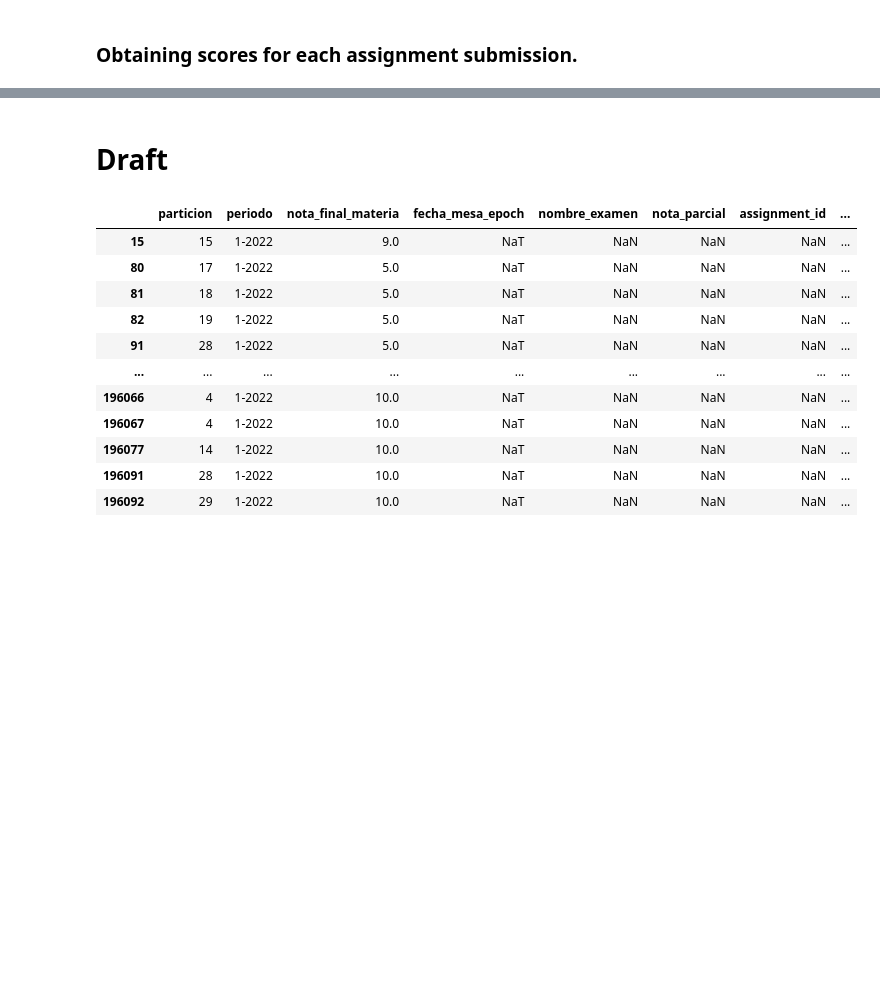
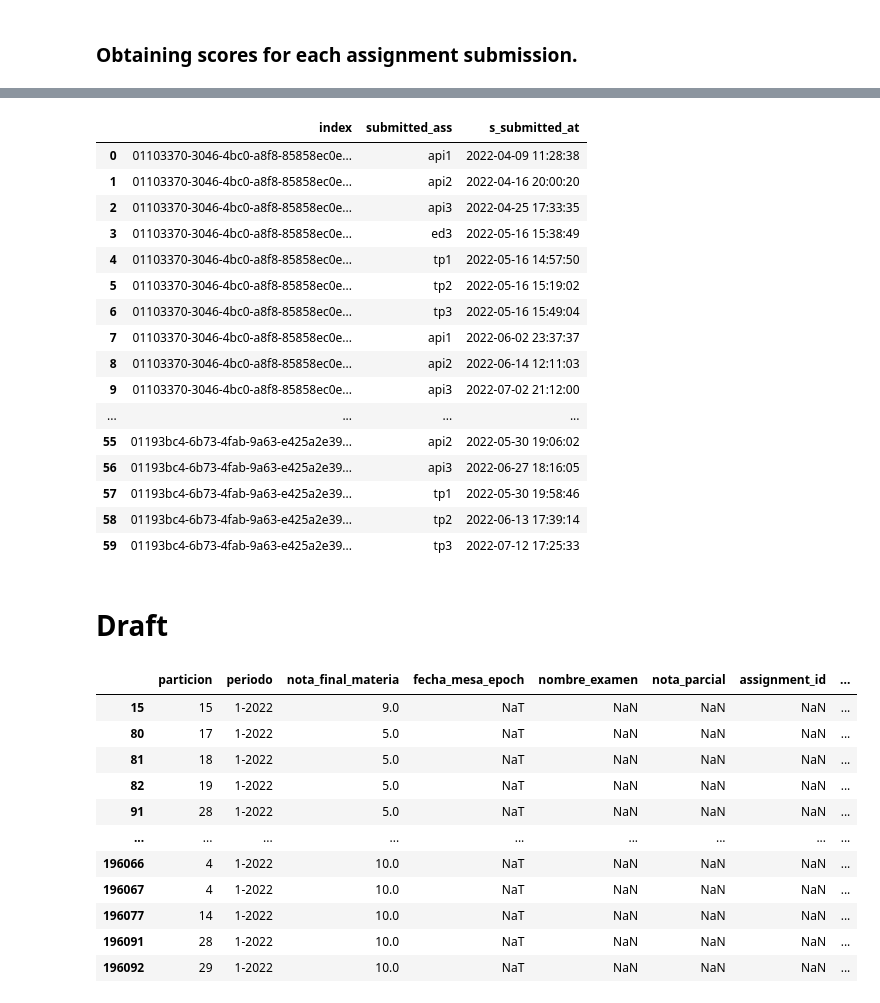
Before and after one commit to bautidea/course_approve_detection, a Jupyter notebook: notebok.ipynb, the cells around one changed output, grey strips where cells are left out. Cells and saved outputs as stored; diff of their text form; code cells hidden in the pictures; blank space fills up the shorter version.

```diff
--- a/notebok.ipynb
+++ b/notebok.ipynb
@@ -687,3 +650,26 @@ submission_types_cols
+# %%
+assignment_submitted = student_df.groupby(['index', 'submitted_ass', 's_submitted_at']).size().reset_index()
+assignment_submitted = assignment_submitted.loc[assignment_submitted['submitted_ass'] != 'otros_trabajos', ['index', 'submitted_ass', 's_submitted_at']]
+
+assignment_submitted #= assignment_submitted.pivot(index='index', columns='submitted_ass', values='s_submitted_at').reset_index().rename_axis(None, axis=1)
+# %% [output]
+|  | index | submitted_ass | s_submitted_at |
+| 0 | 01103370-3046-4bc0-a8f8-85858ec0e... | api1 | 2022-04-09 11:28:38 |
+| 1 | 01103370-3046-4bc0-a8f8-85858ec0e... | api2 | 2022-04-16 20:00:20 |
+| 2 | 01103370-3046-4bc0-a8f8-85858ec0e... | api3 | 2022-04-25 17:33:35 |
+| 3 | 01103370-3046-4bc0-a8f8-85858ec0e... | ed3 | 2022-05-16 15:38:49 |
+| 4 | 01103370-3046-4bc0-a8f8-85858ec0e... | tp1 | 2022-05-16 14:57:50 |
+| 5 | 01103370-3046-4bc0-a8f8-85858ec0e... | tp2 | 2022-05-16 15:19:02 |
+| 6 | 01103370-3046-4bc0-a8f8-85858ec0e... | tp3 | 2022-05-16 15:49:04 |
+| 7 | 01103370-3046-4bc0-a8f8-85858ec0e... | api1 | 2022-06-02 23:37:37 |
+| 8 | 01103370-3046-4bc0-a8f8-85858ec0e... | api2 | 2022-06-14 12:11:03 |
+| 9 | 01103370-3046-4bc0-a8f8-85858ec0e... | api3 | 2022-07-02 21:12:00 |
+| ... | ... | ... | ... |
+| 55 | 01193bc4-6b73-4fab-9a63-e425a2e39... | api2 | 2022-05-30 19:06:02 |
+| 56 | 01193bc4-6b73-4fab-9a63-e425a2e39... | api3 | 2022-06-27 18:16:05 |
+| 57 | 01193bc4-6b73-4fab-9a63-e425a2e39... | tp1 | 2022-05-30 19:58:46 |
+| 58 | 01193bc4-6b73-4fab-9a63-e425a2e39... | tp2 | 2022-06-13 17:39:14 |
+| 59 | 01193bc4-6b73-4fab-9a63-e425a2e39... | tp3 | 2022-07-12 17:25:33 |
 # %% [markdown]
 # Draft
 # %%
```
Also changed, not shown: parts of 22 cells of this notebook.
